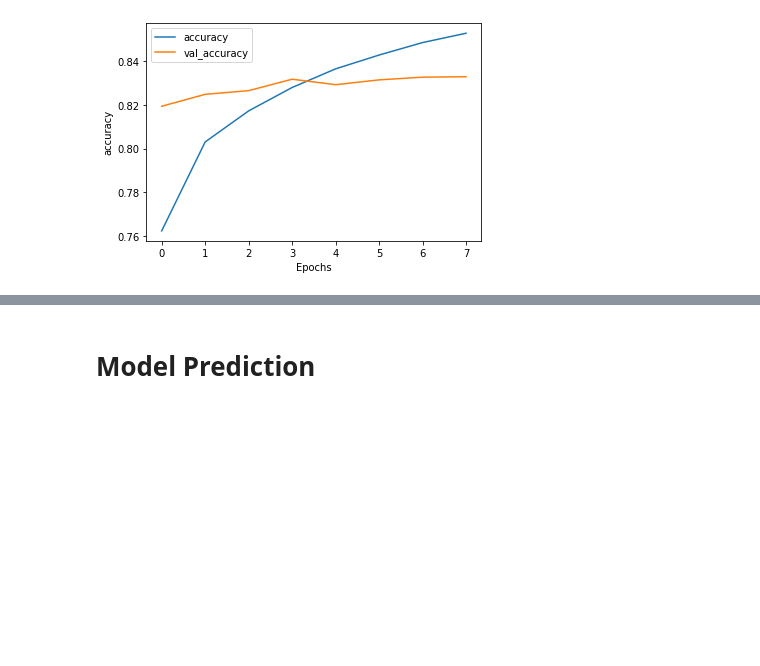
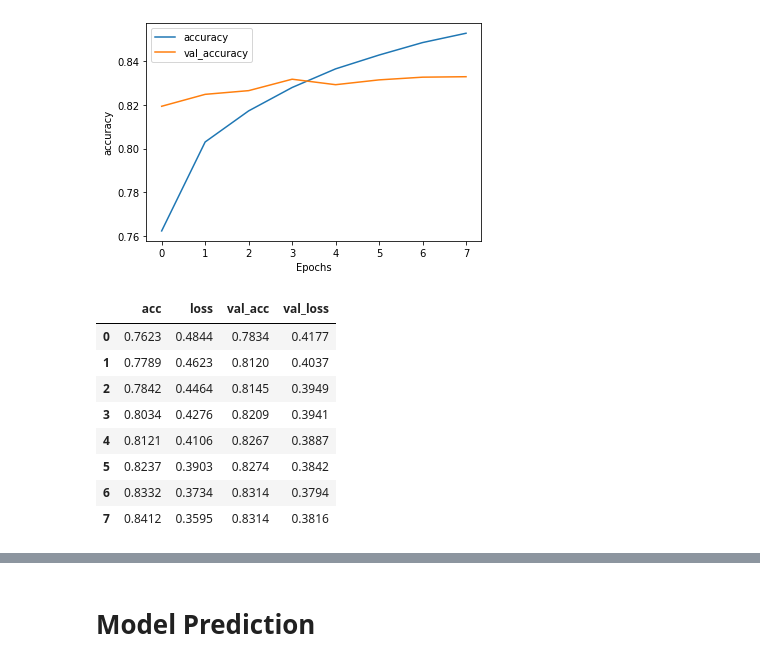
Before and after one commit to hreinaldy/election_sentiment_analysis, a Jupyter notebook: model/model.ipynb, the cells around one changed output, grey strips where cells are left out. Saved outputs shown, nothing was run; the diff lists cells and outputs as text; code cells hidden in the pictures; blank space fills up the shorter version.

```diff
--- a/model/model.ipynb
+++ b/model/model.ipynb
@@ -276,0 +271,12 @@ plot_graphs(history,"accuracy")
+# %%
+hasil
+# %% [output]
+|  | acc | loss | val_acc | val_loss |
+| 0 | 0.7623 | 0.4844 | 0.7834 | 0.4177 |
+| 1 | 0.7789 | 0.4623 | 0.8120 | 0.4037 |
+| 2 | 0.7842 | 0.4464 | 0.8145 | 0.3949 |
+| 3 | 0.8034 | 0.4276 | 0.8209 | 0.3941 |
+| 4 | 0.8121 | 0.4106 | 0.8267 | 0.3887 |
+| 5 | 0.8237 | 0.3903 | 0.8274 | 0.3842 |
+| 6 | 0.8332 | 0.3734 | 0.8314 | 0.3794 |
+| 7 | 0.8412 | 0.3595 | 0.8314 | 0.3816 |
```
Also changed, not shown: parts of 25 cells of this notebook.
